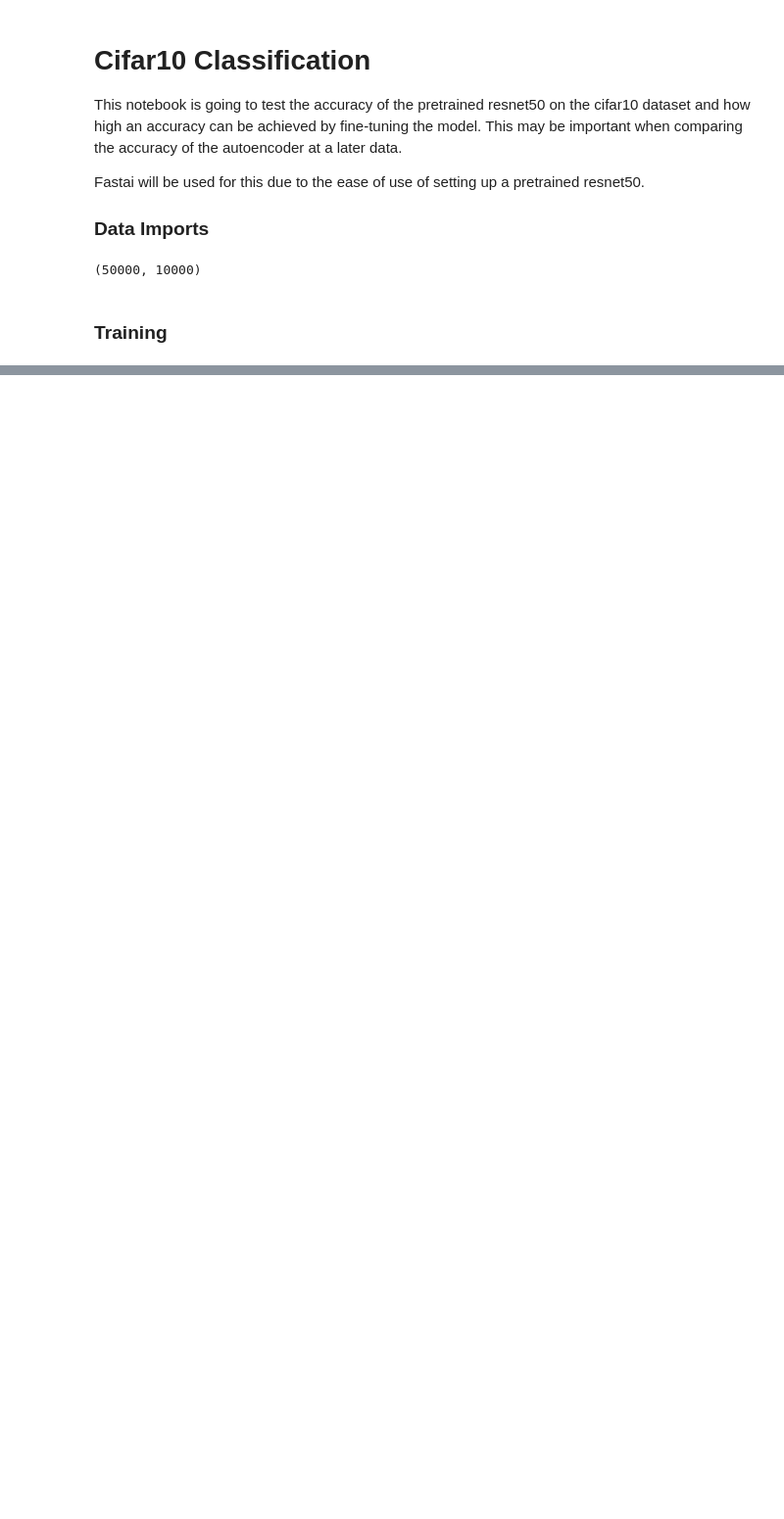
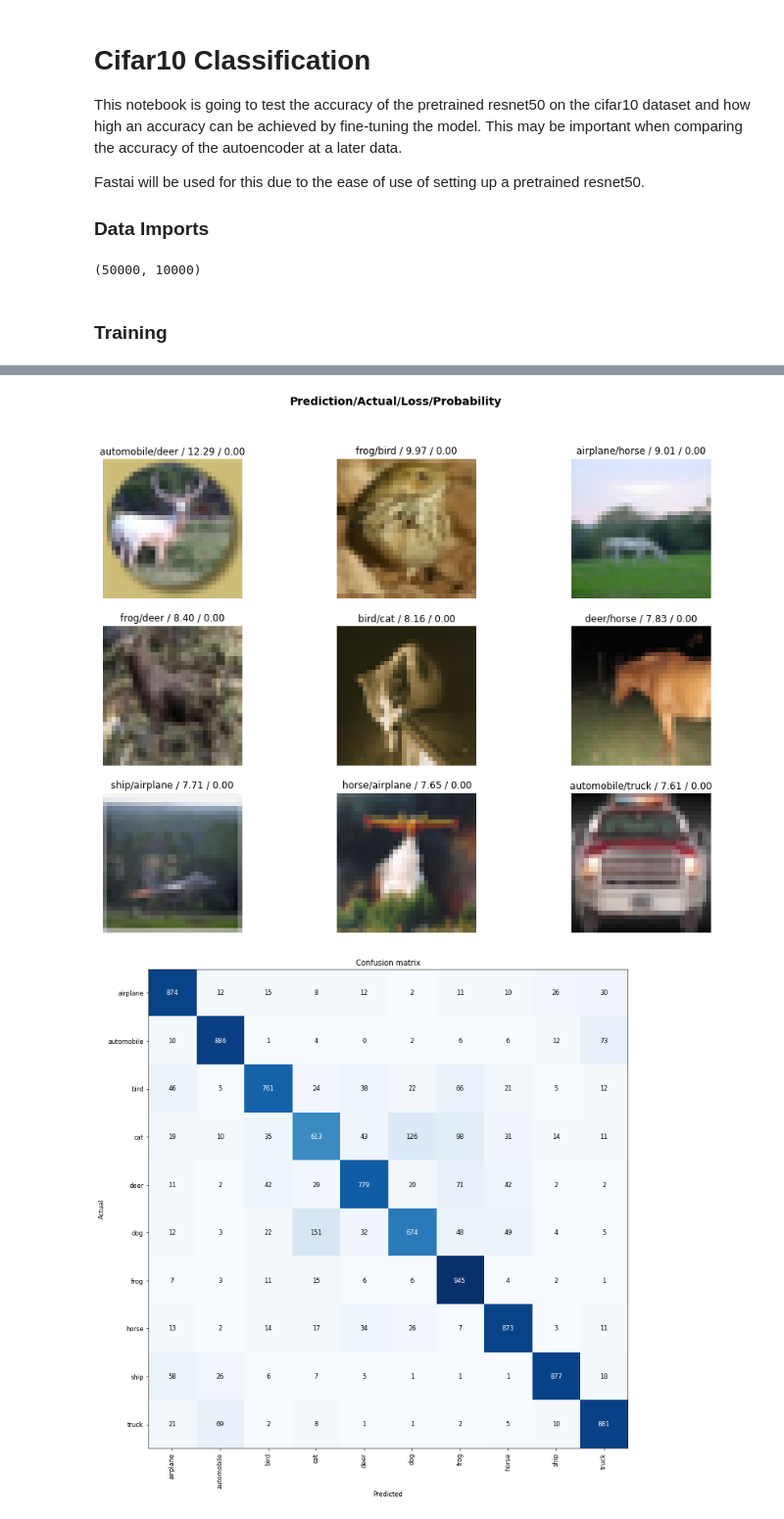
Before and after one commit to henriwoodcock/Applying-Modern-Best-Practices-to-Autoencoders, a Jupyter notebook: notebooks/cifar-10/cifar_classification.ipynb, the cells around one changed output, grey strips where cells are left out. Shown at 98% size. Cells and saved outputs as stored; diff of their text form; code cells hidden in the pictures; blank space fills up the shorter version.

```diff
--- a/notebooks/cifar-10/cifar_classification.ipynb
+++ b/notebooks/cifar-10/cifar_classification.ipynb
@@ -77,0 +87,3 @@ learn.fit_one_cycle(10, max_lr = 1e-02)
+# %%
+learn.unfreeze()
+learn.fit_one_cycle(10, max_lr = slice(1e-06, 1e-03))
@@ -77,0 +102,8 @@ learn.fit_one_cycle(10, max_lr = 1e-02)
+# %%
+interp = ClassificationInterpretation.from_learner(learn)
+losses,idxs = interp.top_losses()
+#len(data.valid_ds)==len(losses)==len(idxs)
+#validation analysis
+interp.plot_top_losses(9, figsize=(15,11))
+interp.plot_confusion_matrix(figsize=(12,12), dpi=60)
+# %% [output]
@@ -77,0 +111,2 @@ learn.fit_one_cycle(10, max_lr = 1e-02)
+[figure, added]
+[figure, added]
```
Also changed, not shown: parts of 9 cells of this notebook, 1 other file.
